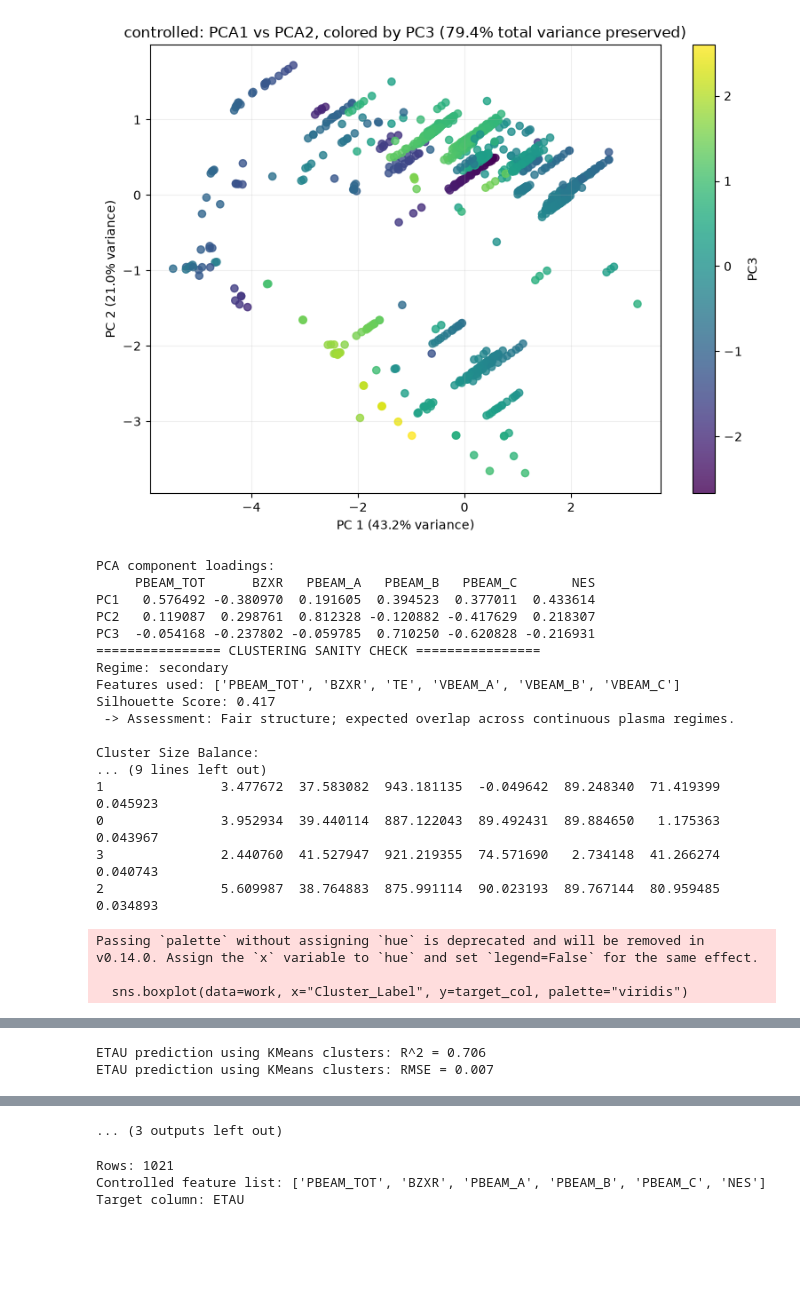
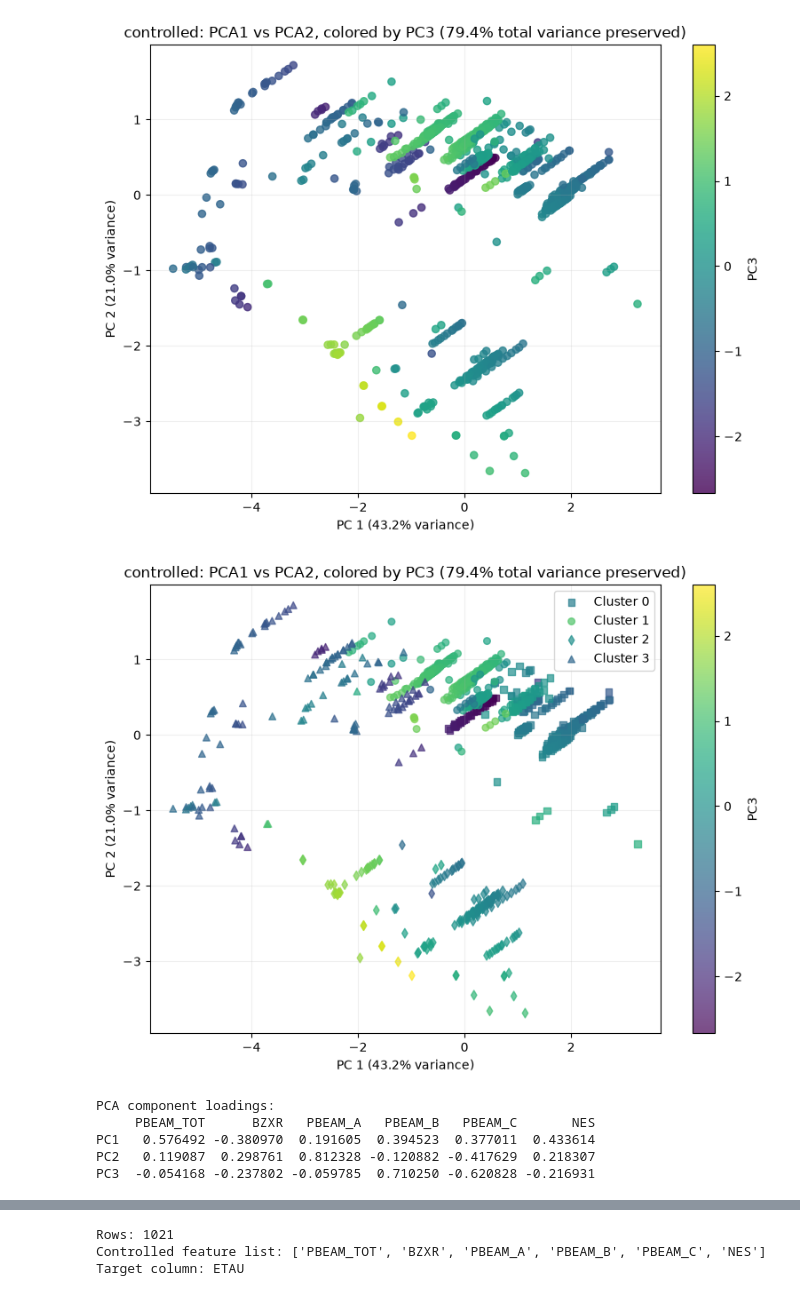
Before and after one commit to aldensantoso/electron_thermal_transport, a Jupyter notebook: 02_data_preprocessing.ipynb, the cells around one changed output, grey strips where cells are left out. Cells and saved outputs as stored; diff of their text form; code cells hidden in the pictures; blank space fills up the shorter version.

```diff
--- a/02_data_preprocessing.ipynb
+++ b/02_data_preprocessing.ipynb
@@ -22,71 +24,43 @@ controlled_features = [
     "NES",
 ]
 
-mode_features = [
-    "PBEAM_TOT",
-    "BZXR",
-    "TE",
-    "VBEAM_A",
-    "VBEAM_B",
-    "VBEAM_C",
-]
-
 analysis_control = run_analysis(
     feature_cols=controlled_features,
     regime_name="controlled",
 )
-
-analysis_secondary = run_analysis(
-    feature_cols=mode_features,
-    regime_name="secondary",
-)
 # %% [output]
 ================ CLUSTERING SANITY CHECK ================
 Regime: controlled
 Features used: ['PBEAM_TOT', 'BZXR', 'PBEAM_A', 'PBEAM_B', 'PBEAM_C', 'NES']
 Silhouette Score: 0.404
  -> Assessment: Fair structure; expected overlap across continuous plasma regimes.
 
 Cluster Size Balance:
   Cluster 0: 332 shots (33.2%)
   Cluster 1: 373 shots (37.3%)
   Cluster 2: 161 shots (16.1%)
   Cluster 3: 133 shots (13.3%)
 =========================================================
 
 --- Cluster Means ---
                PBEAM_TOT       BZXR   PBEAM_A   PBEAM_B   PBEAM_C           NES      ETAU
 Cluster_Label
 2               3.477672  37.583082 -0.000366  1.961619  1.516418  5.724205e+13  0.045923
 1               4.149743  39.533137  1.948345  1.991352  0.210047  6.559004e+13  0.042155
 0               5.583279  38.393384  1.962578  1.790524  1.830177  7.893287e+13  0.037482
 3               2.004975  42.550452  1.489082  0.086901  0.428992  4.498990e+13  0.036148
 Passing `palette` without assigning `hue` is deprecated and will be removed in v0.14.0. Assign the `x` variable to `hue` and set `legend=False` for the same effect.
 
   sns.boxplot(data=work, x="Cluster_Label", y=target_col, palette="viridis")
 [figure]
 ETAU prediction using KMeans clusters: R^2 = 0.650
 ETAU prediction using KMeans clusters: RMSE = 0.008
 [figure]
 [figure]
 [figure]
+[figure, new version]
 PCA component loadings:
      PBEAM_TOT      BZXR   PBEAM_A   PBEAM_B   PBEAM_C       NES
 PC1   0.576492 -0.380970  0.191605  0.394523  0.377011  0.433614
 PC2   0.119087  0.298761  0.812328 -0.120882 -0.417629  0.218307
 PC3  -0.054168 -0.237802 -0.059785  0.710250 -0.620828 -0.216931
-================ CLUSTERING SANITY CHECK ================
-Regime: secondary
-Features used: ['PBEAM_TOT', 'BZXR', 'TE', 'VBEAM_A', 'VBEAM_B', 'VBEAM_C']
-Silhouette Score: 0.417
- -> Assessment: Fair structure; expected overlap across continuous plasma regimes.
-
-Cluster Size Balance:
-... (9 lines left out)
-1               3.477672  37.583082  943.181135  -0.049642  89.248340  71.419399  0.045923
-0               3.952934  39.440114  887.122043  89.492431  89.884650   1.175363  0.043967
-3               2.440760  41.527947  921.219355  74.571690   2.734148  41.266274  0.040743
-2               5.609987  38.764883  875.991114  90.023193  89.767144  80.959485  0.034893
-Passing `palette` without assigning `hue` is deprecated and will be removed in v0.14.0. Assign the `x` variable to `hue` and set `legend=False` for the same effect.
-
-  sns.boxplot(data=work, x="Cluster_Label", y=target_col, palette="viridis")
@@ -94,2 +66,0 @@ Passing `palette` without assigning `hue` is deprecated and will be removed in v
-ETAU prediction using KMeans clusters: R^2 = 0.706
-ETAU prediction using KMeans clusters: RMSE = 0.007
@@ -97,4 +67,3 @@ ETAU prediction using KMeans clusters: RMSE = 0.007
-... (3 outputs left out)
 # %%
 # Cell 1: load and prepare only the controlled variables
 
```
Also changed, not shown: parts of 5 cells of this notebook, 2 other files.
